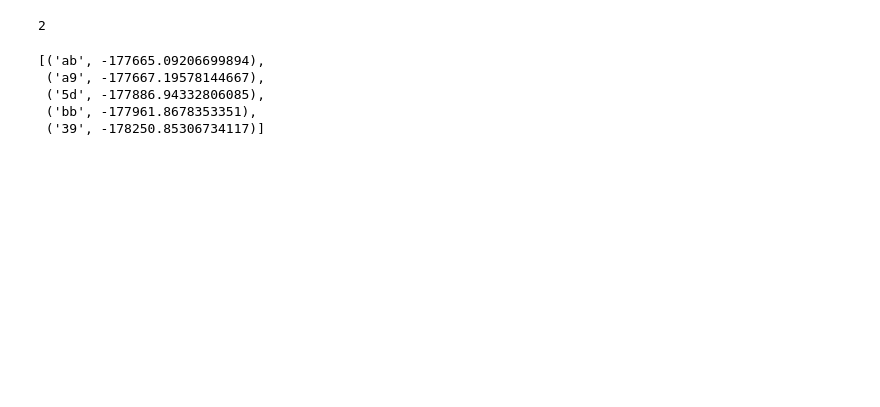
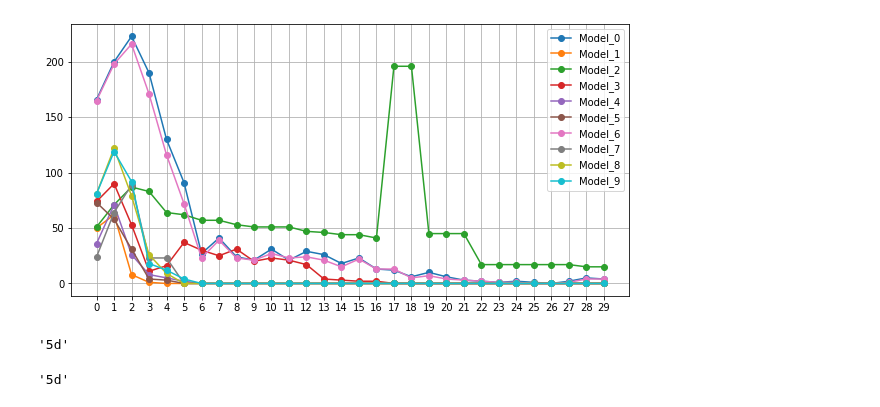
Before and after one commit to luca-castellazzi/EfficientTraining_DLSCA, a Jupyter notebook: notebooks/mlp_all.ipynb, the cells around one changed output. Saved outputs shown, nothing was run; the diff lists cells and outputs as text; code cells hidden in the pictures; blank space fills up the shorter version.

```diff
--- a/notebooks/mlp_all.ipynb
+++ b/notebooks/mlp_all.ipynb
@@ -204,19 +170,46 @@ label_probs = model.predict(x_test)
 # %%
-plaintexts = trace_handlers['test'].get_plaintexts()
-true_key_byte = constants.KEYS['K2'][BYTE_IDX]
+test_plaintexts = trace_handlers['test'].get_plaintexts()
+true_key_byte = trace_handlers['test'].get_key()[BYTE_IDX]
 
-evaluator = Evaluator(label_probs, plaintexts, BYTE_IDX)
-ranking = evaluator.rank_key_bytes()
-true_key_byte_rank = evaluator.get_true_key_byte_rank(ranking, true_key_byte)
+total_tmps = []
+for i, model in enumerate(models):
+    model = model[0]
+    tmp = []
+    for i in tqdm(range(100), desc=f'Model {i+1}/{N_MODELS}: '):
+        label_preds = model.predict(x_test[:i+1])
 
-true_key_byte_rank
+        evaluator = SingleByteEvaluator(test_plaintexts=test_plaintexts[:i+1],
+                                        byte_idx=BYTE_IDX,
+                                        label_preds=label_preds)
+
+        tmp.append(evaluator.rank(true_key_byte))
+    total_tmps.append(np.array(tmp))
+
+total_tmps = np.array(total_tmps)
-# %% [output]
-2
-# %%
-list(ranking.items())[:5]
-# %% [output]
-[('ab', -177665.09206699894),
- ('a9', -177667.19578144667),
- ('5d', -177886.94332806085),
- ('bb', -177961.8678353351),
- ('39', -178250.85306734117)]
+# %%
+MAX_TRACES_TO_PLOT = 30
+
+plt.figure(figsize=(10, 5))
+plt.xticks(range(MAX_TRACES_TO_PLOT))
+# plt.axhline(y=0, color='black', linestyle=':')
+for i, tmp in enumerate(tqdm(total_tmps)):
+    plt.plot(tmp[:MAX_TRACES_TO_PLOT], marker='o', label=f'Model_{i}')
+plt.legend()
+plt.grid()
+plt.show()
+# %% [output]
+[figure, added]
+# %%
+evaluator.get_predicted_key_byte()
+# %% [output]
+'5d'
+# %%
+curr_model, curr_hp = models[1]
+preds = curr_model.predict(x_test[:100])
+ev = SingleByteEvaluator(test_plaintexts=test_plaintexts[:100],
+                         byte_idx=BYTE_IDX,
+                         label_preds=preds)
+ev.rank(true_key_byte)
+ev.get_predicted_key_byte()
+# %% [output]
+'5d'
```
Also changed, not shown: parts of 12 cells of this notebook.
